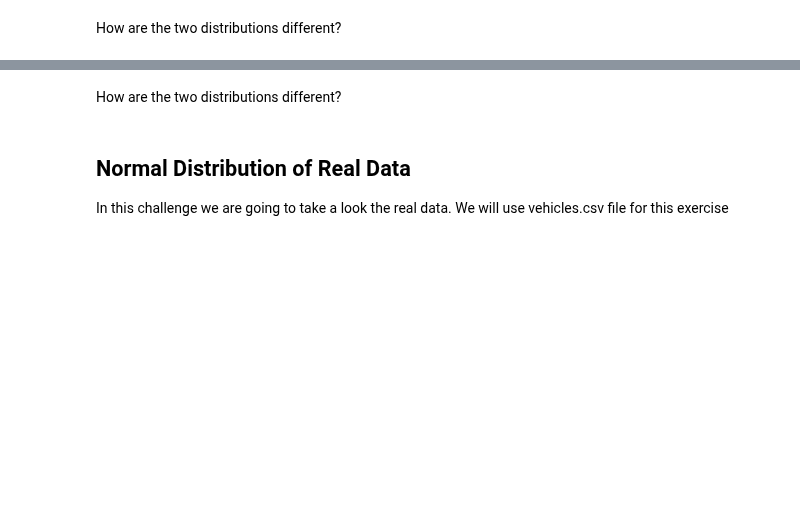
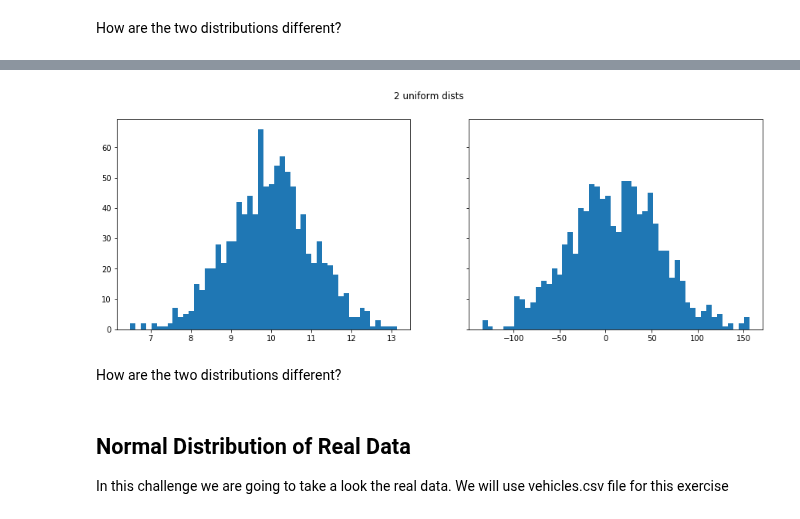
Before and after one commit to ta-data-lis/lab-probability-distributions, a Jupyter notebook: your-code/continuous.ipynb, the cells around one changed output, grey strips where cells are left out. Drawn from its saved outputs; the diff is of its cells as text; code cells hidden in the pictures; blank space fills up the shorter version.

```diff
--- a/your-code/continuous.ipynb
+++ b/your-code/continuous.ipynb
@@ -64,2 +84,12 @@ Expected output:
+# %%
+from scipy.stats import norm
+
+fig, axs = plt.subplots(1,2, figsize=(15,5), sharey = True)
+fig.suptitle('2 uniform dists')
+axs[0].hist(norm.rvs(loc=10, scale=1, size=1000), bins=50)
+axs[1].hist(norm.rvs(loc=10, scale=50, size=1000), bins=50)
+plt.show()
+# %% [output]
+[figure, added]
 # %% [markdown]
 How are the two distributions different?
```
Also changed, not shown: parts of 25 cells of this notebook.
